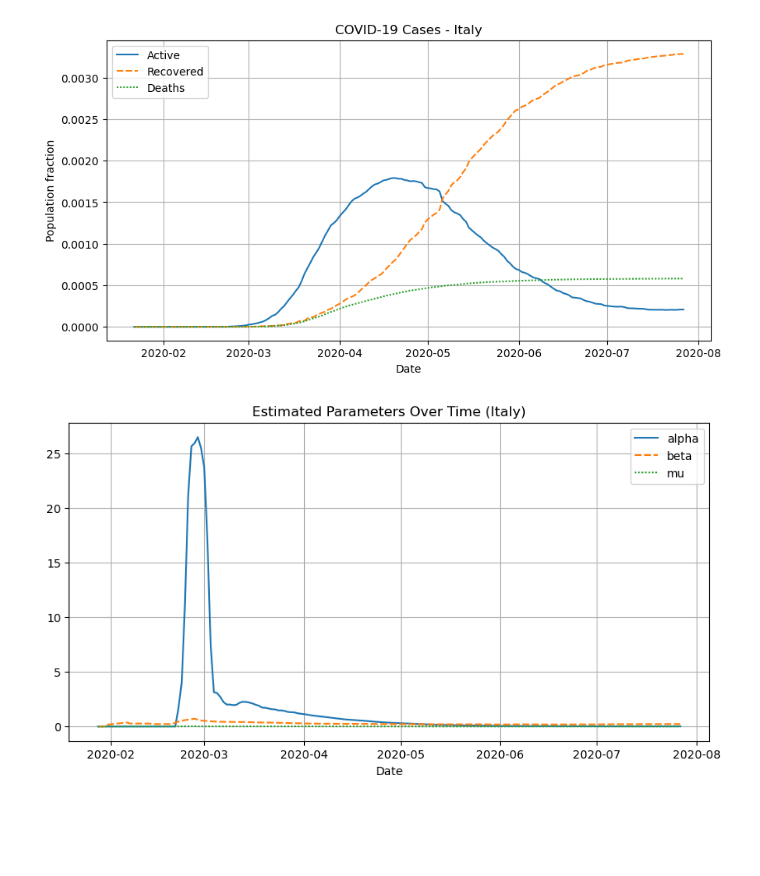
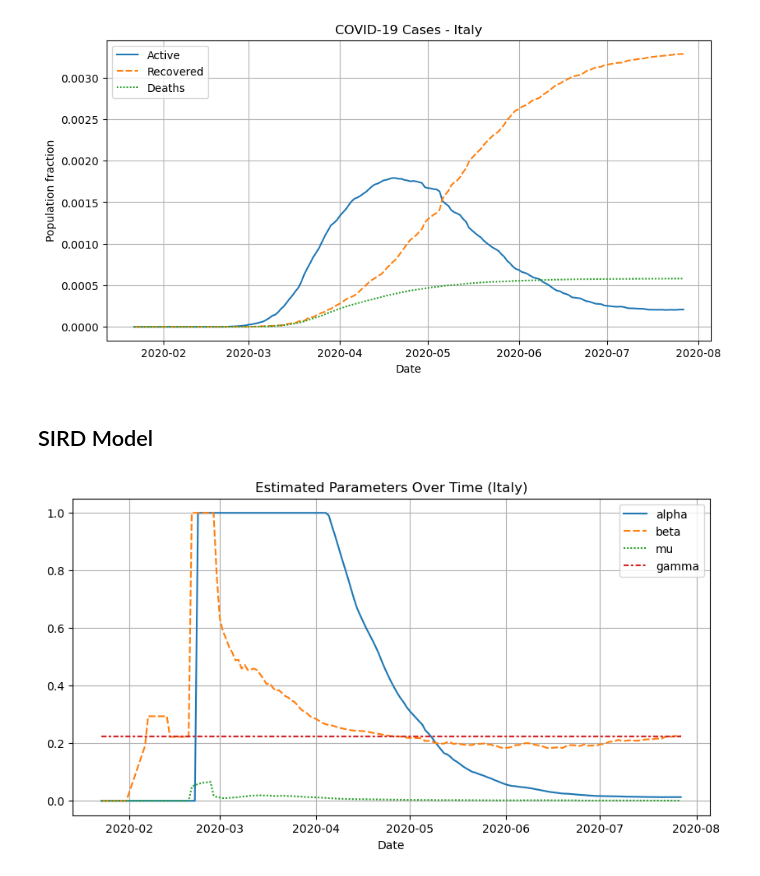
Before and after one commit to npandayVU/covid, a Jupyter notebook: analysis.ipynb, the cells around one changed output. Drawn from its saved outputs; the diff is of its cells as text; code cells hidden in the pictures; blank space fills up the shorter version.

Commit message:
Added SIRD model but no useful output for current data

```diff
--- a/analysis.ipynb
+++ b/analysis.ipynb
@@ -327,6 +327,10 @@ dtypes: datetime64[ns](1), float64(6), object(3)
 memory usage: 4.1+ MB
 # %% [markdown]
 ## Plot cases
+# %%
+GAMMA = 1/4.5
+
+country = 'Italy'
 # %%
 def plot_cases(df, country):
     daywise = df[df['Country.Region'] == country][['Date','Active','Recovered','Deaths']]\
@@ -342,45 +346,49 @@ plot_cases(complete, 'Italy')
 # %% [output]
 [figure]
+# %% [markdown]
+## SIRD Model
 # %%
 def estimate_params(df, gamma, country):
     # Extract and index
     daywise = df[df['Country.Region'] == country][['Date','Active','Recovered','Deaths']]\
                 .set_index('Date').copy()
     daywise = daywise.sort_index()
 
     # Population from worldometer
     population = pd.read_sql_query(f"""
         SELECT Population FROM worldometer_data
         WHERE "Country.Region" = '{country}';
     """, covid_database).iloc[0, 0]
 
     # Differentials
-    delta_I = daywise['Active'].diff()
-    delta_D = daywise['Deaths'].diff()
-    delta_R = daywise['Recovered'].diff()
+    delta_I = daywise['Active'].diff()[1:]
+    delta_D = daywise['Deaths'].diff()[1:]
+    delta_R = daywise['Recovered'].diff()[1:]
 
     # Time-aligned data (drop first row to match diffed values)
-    infected = daywise['Active']
-    recovered = daywise['Recovered']
-    deaths = daywise['Deaths']
+    infected = daywise['Active'][:-1].values
+    recovered = daywise['Recovered'][:-1].values
+    deaths = daywise['Deaths'][:-1].values
     susceptible = population - infected - recovered - deaths
 
     # Estimate parameters
     mu = (delta_D / infected).replace([np.inf, -np.inf], 0).fillna(0)
     alpha = ((gamma * infected - delta_R) / recovered).replace([np.inf, -np.inf], 0).fillna(0)
     beta_num = delta_I + mu * infected + gamma * infected
     beta_den = (susceptible * infected) / population
     beta = (beta_num / beta_den).replace([np.inf, -np.inf], 0).fillna(0)
 
     params = pd.DataFrame({
         'alpha': alpha,
         'beta': beta,
         'mu': mu
     })
+    params['gamma'] = gamma
+    params = params.rolling(7, min_periods=1).mean().clip(lower=0, upper=1)\
+                .dropna().astype(float)
+    return params
 
-    return params.dropna().astype(float)
-
-params_italy = estimate_params(complete, GAMMA, 'Italy')
-lineplot(params_italy.rolling(7).mean(), title='Estimated Parameters Over Time (Italy)', xlabel='Date', ylabel=None)
+params_italy = estimate_params(complete, GAMMA, country)
+lineplot(params_italy, title=f'Estimated Parameters Over Time ({country})', xlabel='Date', ylabel=None)
 # %% [output]
-[figure, old version]
+[figure, new version]
```
Also changed, not shown: parts of 5 cells of this notebook.
